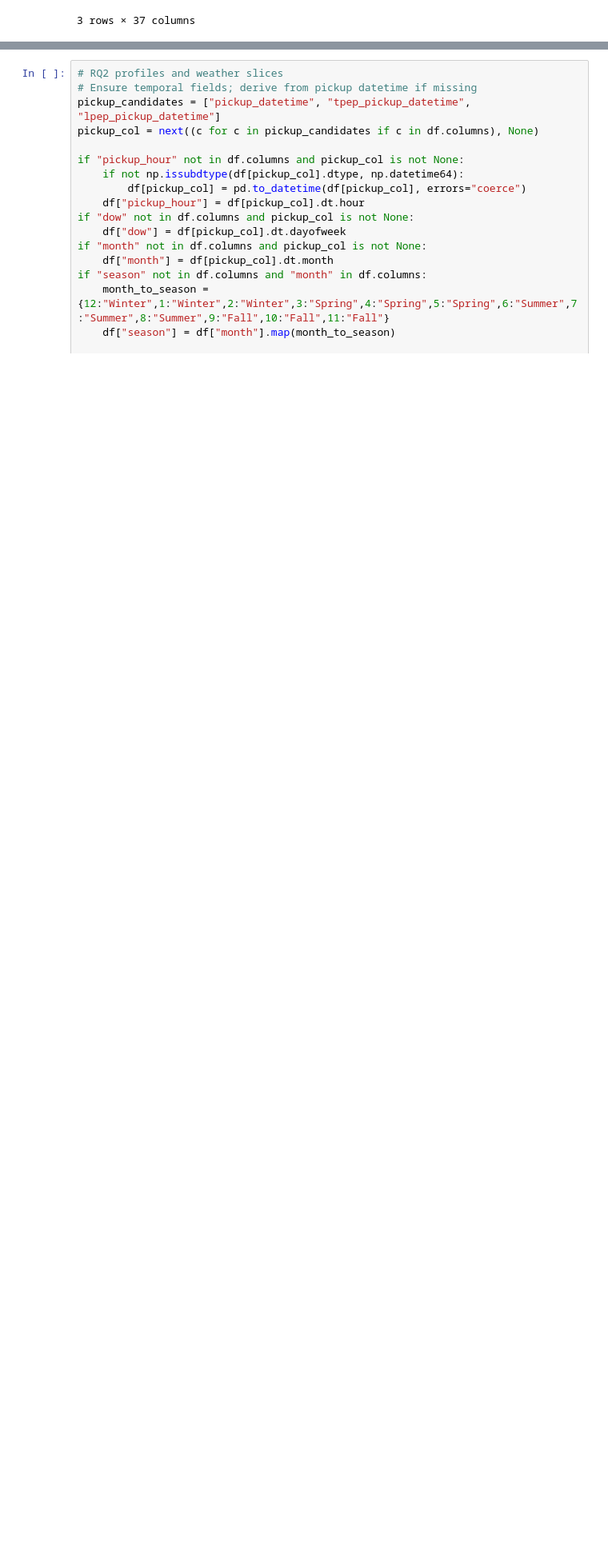
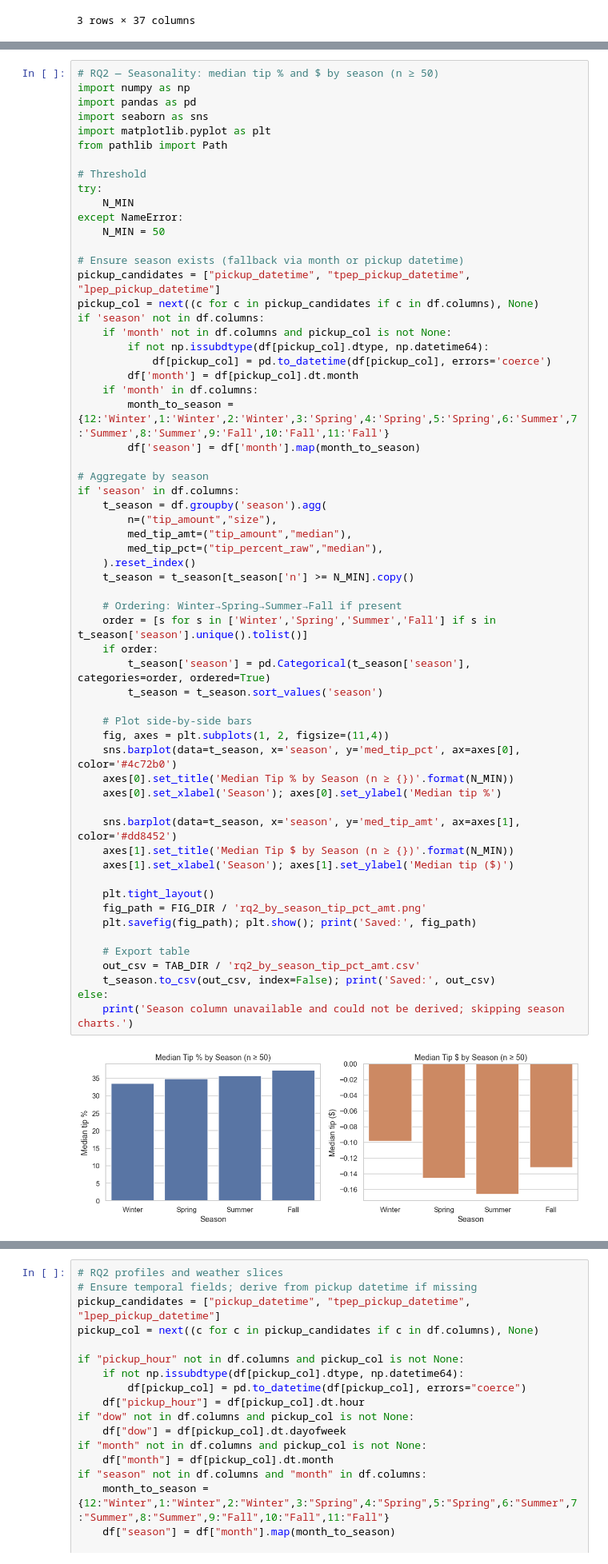
Before and after one commit to MadAreYou/Data_Analysis-NY_Tips_vs_Trips, a Jupyter notebook: notebooks/04_eda_export.ipynb, the cells around one changed output, grey strips where cells are left out. Shown: that part at 80% size. Saved outputs shown, nothing was run; the diff lists cells and outputs as text; blank space fills up the shorter version.

Commit message:
Notebook 04: finalize RQ2/RQ3 narratives, remove report_blocks, refine final summary (add reliability note); update figures

```diff
--- a/notebooks/04_eda_export.ipynb
+++ b/notebooks/04_eda_export.ipynb
@@ -346,0 +542,62 @@ print("\n".join(md_block))
+# %%
+# RQ2 — Seasonality: median tip % and $ by season (n ≥ 50)
+import numpy as np
+import pandas as pd
+import seaborn as sns
+import matplotlib.pyplot as plt
+from pathlib import Path
+
+# Threshold
+try:
+    N_MIN
+except NameError:
+    N_MIN = 50
+
+# Ensure season exists (fallback via month or pickup datetime)
+pickup_candidates = ["pickup_datetime", "tpep_pickup_datetime", "lpep_pickup_datetime"]
+pickup_col = next((c for c in pickup_candidates if c in df.columns), None)
+if 'season' not in df.columns:
+    if 'month' not in df.columns and pickup_col is not None:
+        if not np.issubdtype(df[pickup_col].dtype, np.datetime64):
+            df[pickup_col] = pd.to_datetime(df[pickup_col], errors='coerce')
+        df['month'] = df[pickup_col].dt.month
+    if 'month' in df.columns:
+        month_to_season = {12:'Winter',1:'Winter',2:'Winter',3:'Spring',4:'Spring',5:'Spring',6:'Summer',7:'Summer',8:'Summer',9:'Fall',10:'Fall',11:'Fall'}
+        df['season'] = df['month'].map(month_to_season)
+
+# Aggregate by season
+if 'season' in df.columns:
+    t_season = df.groupby('season').agg(
+        n=("tip_amount","size"),
+        med_tip_amt=("tip_amount","median"),
+        med_tip_pct=("tip_percent_raw","median"),
+    ).reset_index()
+    t_season = t_season[t_season['n'] >= N_MIN].copy()
+
+    # Ordering: Winter→Spring→Summer→Fall if present
+    order = [s for s in ['Winter','Spring','Summer','Fall'] if s in t_season['season'].unique().tolist()]
+    if order:
+        t_season['season'] = pd.Categorical(t_season['season'], categories=order, ordered=True)
+        t_season = t_season.sort_values('season')
+
+    # Plot side-by-side bars
+    fig, axes = plt.subplots(1, 2, figsize=(11,4))
+    sns.barplot(data=t_season, x='season', y='med_tip_pct', ax=axes[0], color='#4c72b0')
+    axes[0].set_title('Median Tip % by Season (n ≥ {})'.format(N_MIN))
+    axes[0].set_xlabel('Season'); axes[0].set_ylabel('Median tip %')
+
+    sns.barplot(data=t_season, x='season', y='med_tip_amt', ax=axes[1], color='#dd8452')
+    axes[1].set_title('Median Tip $ by Season (n ≥ {})'.format(N_MIN))
+    axes[1].set_xlabel('Season'); axes[1].set_ylabel('Median tip ($)')
+
+    plt.tight_layout()
+    fig_path = FIG_DIR / 'rq2_by_season_tip_pct_amt.png'
+    plt.savefig(fig_path); plt.show(); print('Saved:', fig_path)
+
+    # Export table
+    out_csv = TAB_DIR / 'rq2_by_season_tip_pct_amt.csv'
+    t_season.to_csv(out_csv, index=False); print('Saved:', out_csv)
+else:
+    print('Season column unavailable and could not be derived; skipping season charts.')
+# %% [output]
+[figure, added]
```
Also changed, not shown: parts of 30 cells of this notebook, 7 other files.
